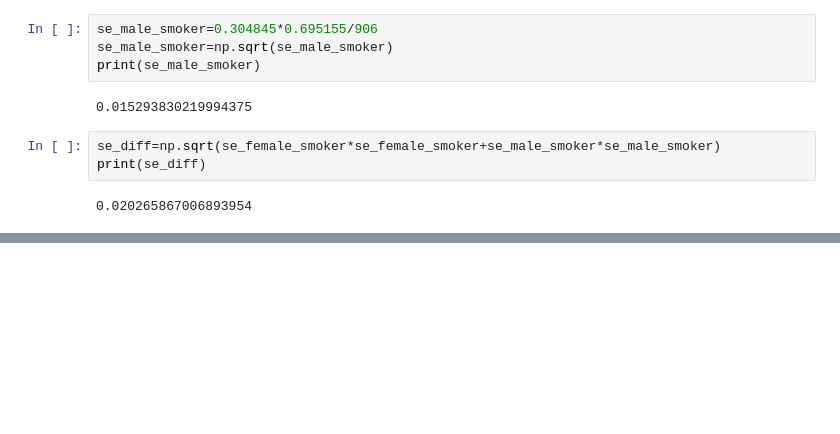
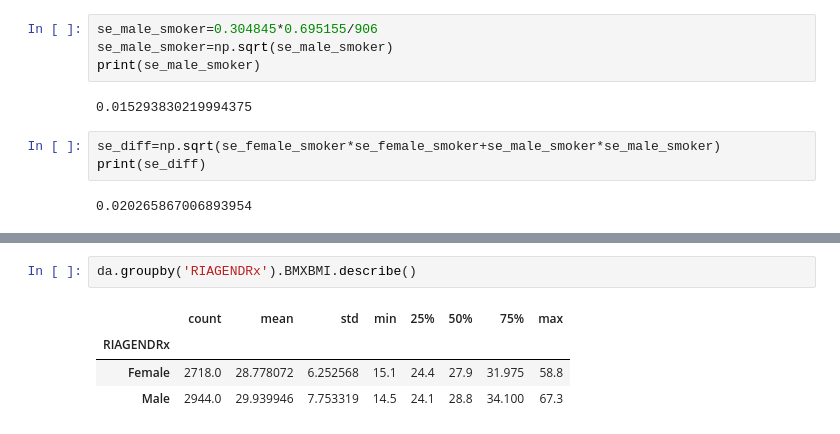
Before and after one commit to arpitsharma27/PythonPractice, a Jupyter notebook: UniversityOf_Michigan_InferentialStatistical_Week2_LabExercises.ipynb, the cells around one changed output, grey strips where cells are left out. Cells and saved outputs as stored; diff of their text form; blank space fills up the shorter version.

```diff
--- a/UniversityOf_Michigan_InferentialStatistical_Week2_LabExercises.ipynb
+++ b/UniversityOf_Michigan_InferentialStatistical_Week2_LabExercises.ipynb
@@ -864,0 +903,7 @@ print(se_diff)
+# %%
+da.groupby('RIAGENDRx').BMXBMI.describe()
+# %% [output]
+|  | count | mean | std | min | 25% | 50% | 75% | max |
+| RIAGENDRx |  |  |  |  |  |  |  |  |
+| Female | 2718.0 | 28.778072 | 6.252568 | 15.1 | 24.4 | 27.9 | 31.975 | 58.8 |
+| Male | 2944.0 | 29.939946 | 7.753319 | 14.5 | 24.1 | 28.8 | 34.100 | 67.3 |
```
Also changed, not shown: parts of 9 cells of this notebook.
